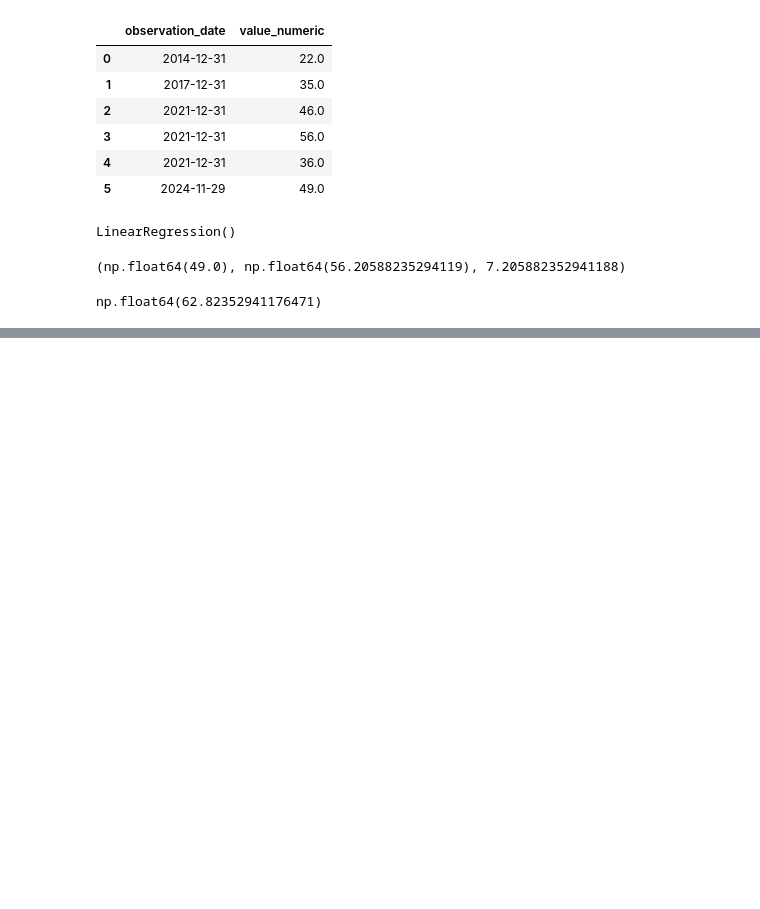
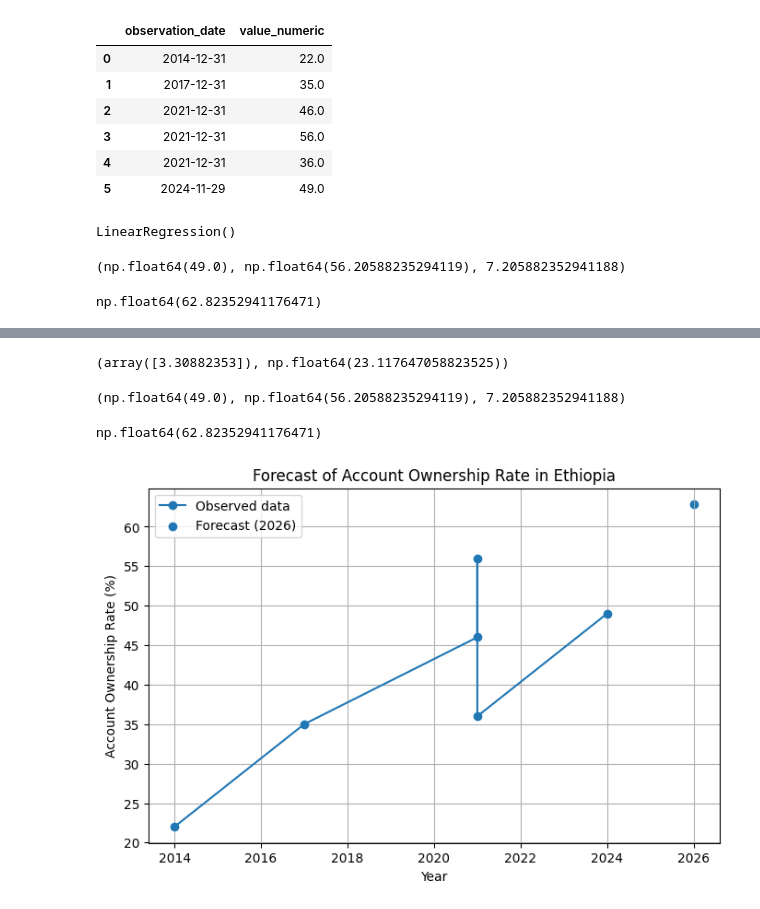
Before and after one commit to Feven777/Forecasting-Financial-Inclusion-in-Ethiopia, a Jupyter notebook: notebooks/02_modeling.ipynb, the cells around one changed output, grey strips where cells are left out. Saved outputs shown, nothing was run; the diff lists cells and outputs as text; code cells hidden in the pictures; blank space fills up the shorter version.

```diff
--- a/notebooks/02_modeling.ipynb
+++ b/notebooks/02_modeling.ipynb
@@ -79,0 +90,40 @@ np.float64(62.82352941176471)
+# %%
+model.coef_, model.intercept_
+# %% [output]
+(array([3.30882353]), np.float64(23.117647058823525))
+# %%
+y_test.values[0], y_pred[0], mae
+# %% [output]
+(np.float64(49.0), np.float64(56.20588235294119), 7.205882352941188)
+# %%
+future_pred[0]
+# %% [output]
+np.float64(62.82352941176471)
+# %%
+import matplotlib.pyplot as plt
+
+# Historical data
+years = model_df["year"]
+values = model_df["value_numeric"]
+
+# Plot observed values
+plt.figure(figsize=(8, 5))
+plt.plot(years, values, marker="o", linestyle="-", label="Observed data")
+
+# Plot forecast point
+plt.scatter(
+    future_year,
+    future_pred[0],
+    label="Forecast (2026)",
+)
+
+# Labels and title
+plt.xlabel("Year")
+plt.ylabel("Account Ownership Rate (%)")
+plt.title("Forecast of Account Ownership Rate in Ethiopia")
+plt.legend()
+plt.grid(True)
+
+plt.show()
+# %% [output]
+[figure, added]
```
Also changed, not shown: parts of 1 cell of this notebook, 1 other file.
